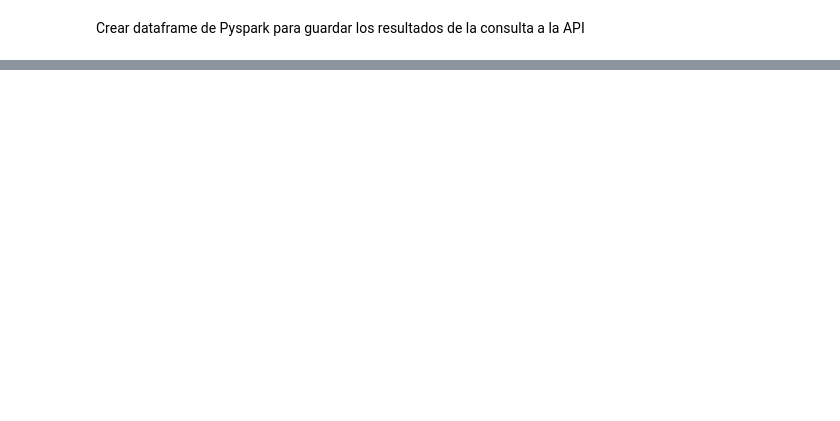
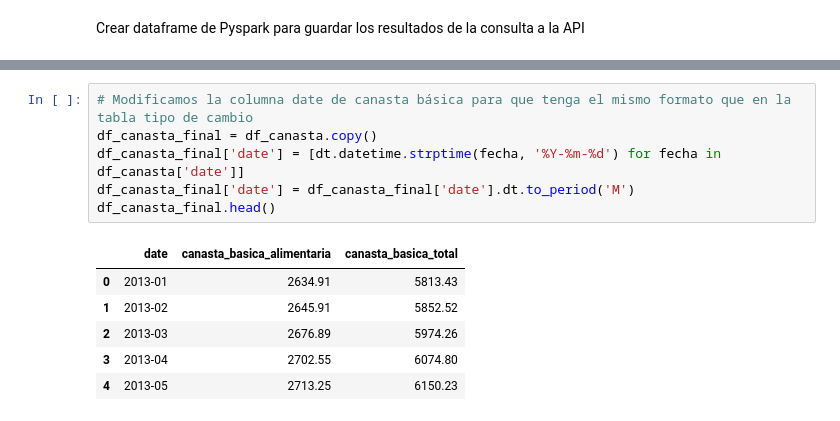
Before and after one commit to dario248/ch-de-entregable-paez-dario, a Jupyter notebook: docker_shared_folder/working_dir/Entregable_2.ipynb, the cells around one changed output, grey strips where cells are left out. Drawn from its saved outputs; the diff is of its cells as text; blank space fills up the shorter version.

```diff
--- a/docker_shared_folder/working_dir/Entregable_2.ipynb
+++ b/docker_shared_folder/working_dir/Entregable_2.ipynb
@@ -319,0 +384,13 @@ df_to_write.write \
+# %%
+# Modificamos la columna date de canasta básica para que tenga el mismo formato que en la tabla tipo de cambio
+df_canasta_final = df_canasta.copy()
+df_canasta_final['date'] = [dt.datetime.strptime(fecha, '%Y-%m-%d') for fecha in df_canasta['date']]
+df_canasta_final['date'] = df_canasta_final['date'].dt.to_period('M')
+df_canasta_final.head()
+# %% [output]
+|  | date | canasta_basica_alimentaria | canasta_basica_total |
+| 0 | 2013-01 | 2634.91 | 5813.43 |
+| 1 | 2013-02 | 2645.91 | 5852.52 |
+| 2 | 2013-03 | 2676.89 | 5974.26 |
+| 3 | 2013-04 | 2702.55 | 6074.80 |
+| 4 | 2013-05 | 2713.25 | 6150.23 |
```
Also changed, not shown: parts of 43 cells of this notebook.
